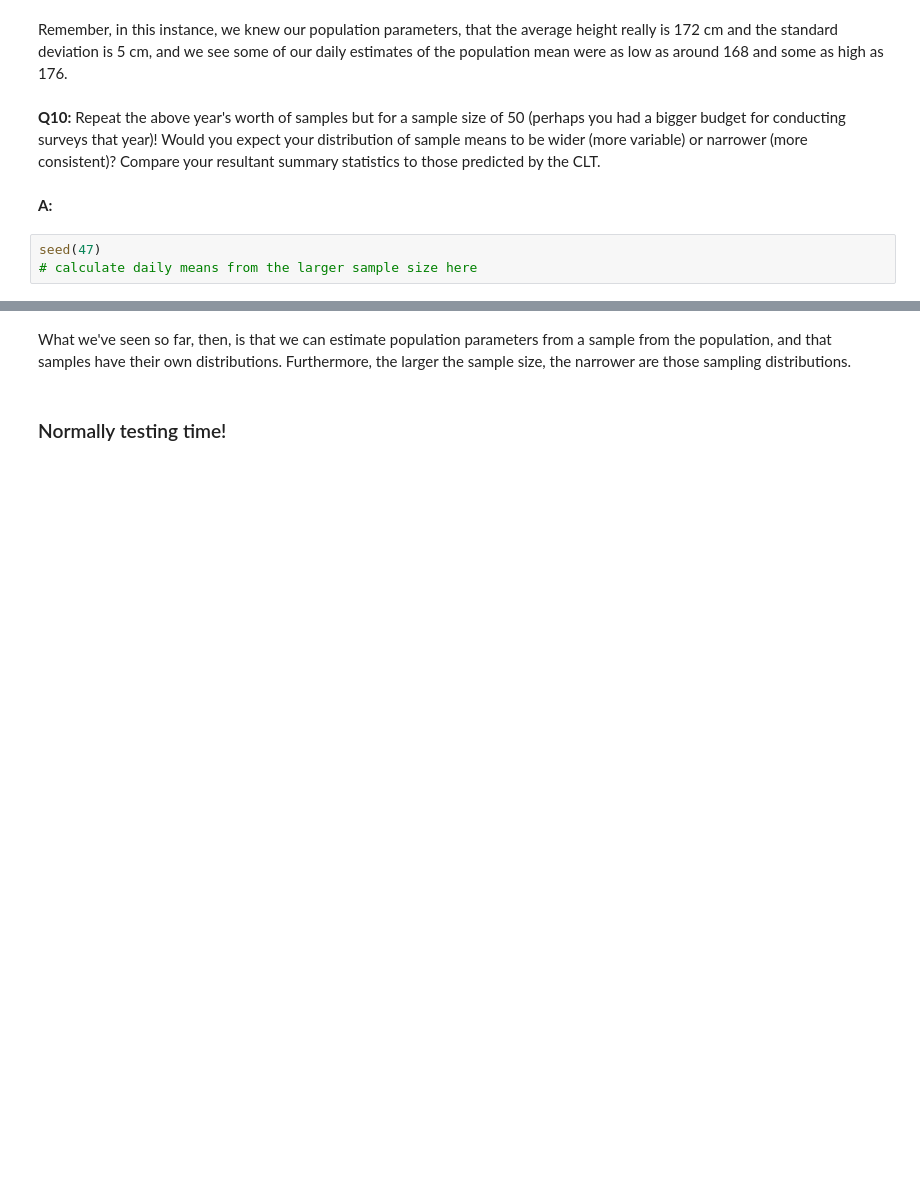
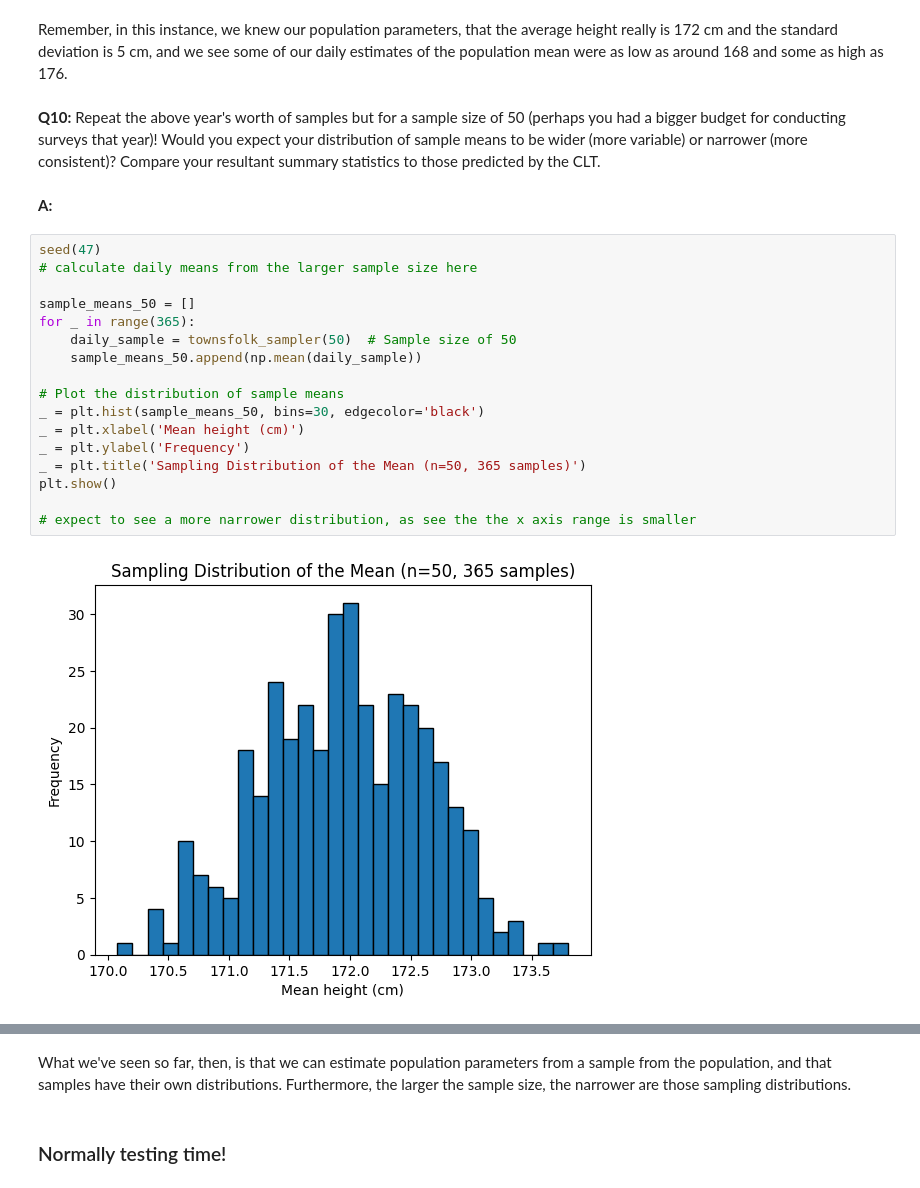
Before and after one commit to madmaxtoastflytiger/Frequentist-Case-Study, a Jupyter notebook: Frequentist Inference Case Study - Part A (3).ipynb, the cells around one changed output, grey strips where cells are left out. Cells and saved outputs as stored; diff of their text form; blank space fills up the shorter version.

```diff
--- a/Frequentist Inference Case Study - Part A (3).ipynb
+++ b/Frequentist Inference Case Study - Part A (3).ipynb
@@ -227,6 +251,22 @@ Remember, in this instance, we knew our population parameters, that the average
 __Q10:__ Repeat the above year's worth of samples but for a sample size of 50 (perhaps you had a bigger budget for conducting surveys that year)! Would you expect your distribution of sample means to be wider (more variable) or narrower (more consistent)? Compare your resultant summary statistics to those predicted by the CLT.
 # %% [markdown]
 __A:__
-# %%
-seed(47)
-# calculate daily means from the larger sample size here
+# %%
+seed(47)
+# calculate daily means from the larger sample size here
+
+sample_means_50 = []
+for _ in range(365):
+    daily_sample = townsfolk_sampler(50)  # Sample size of 50
+    sample_means_50.append(np.mean(daily_sample))
+
+# Plot the distribution of sample means
+_ = plt.hist(sample_means_50, bins=30, edgecolor='black')
+_ = plt.xlabel('Mean height (cm)')
+_ = plt.ylabel('Frequency')
+_ = plt.title('Sampling Distribution of the Mean (n=50, 365 samples)')
+plt.show()
+
+# expect to see a more narrower distribution, as see the the x axis range is smaller
+# %% [output]
+[figure, added]
```
Also changed, not shown: parts of 16 cells of this notebook.
